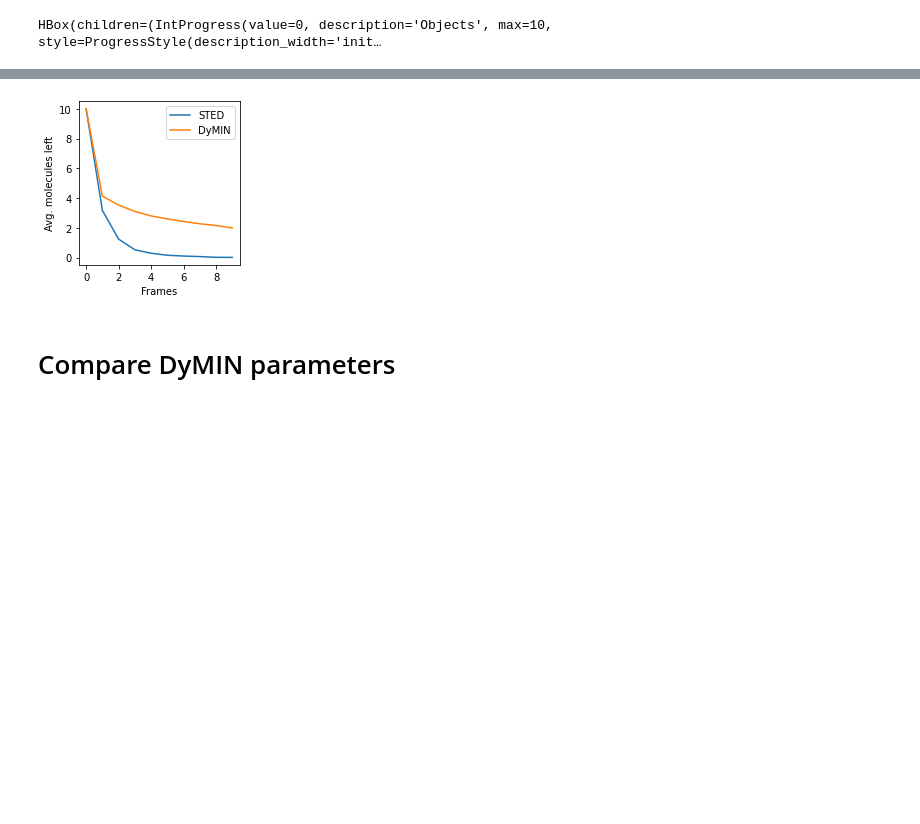
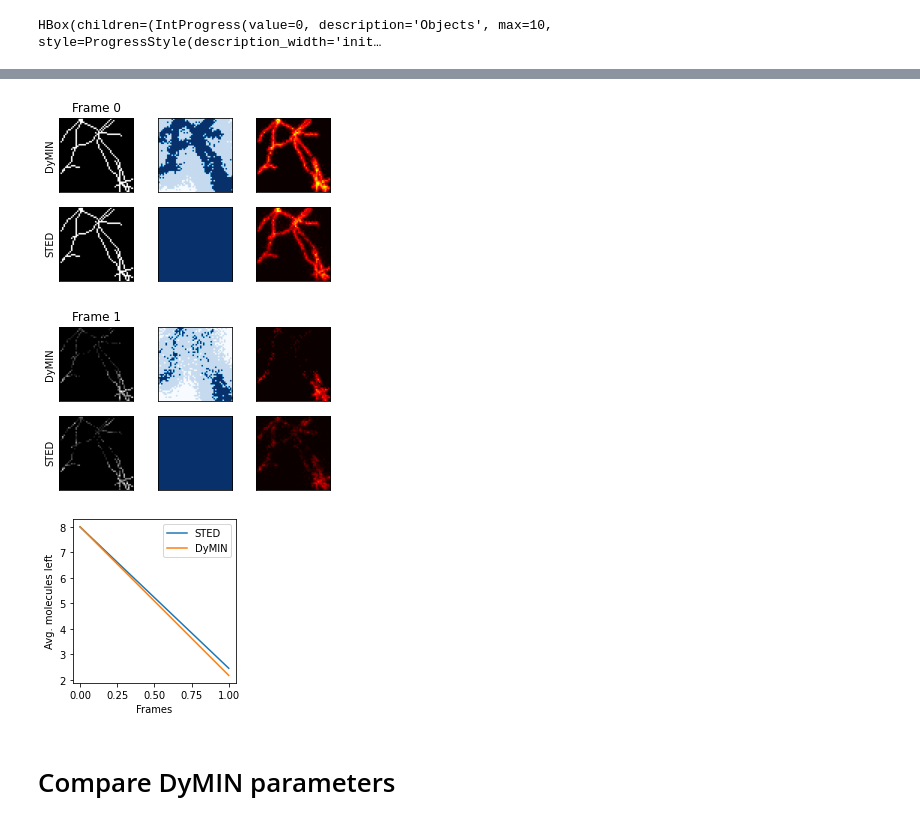
Before and after one commit to FLClab/pySTED, a Jupyter notebook: dymin.ipynb, the cells around one changed output, grey strips where cells are left out. Saved outputs shown, nothing was run; the diff lists cells and outputs as text; code cells hidden in the pictures; blank space fills up the shorter version.

Commit message:
dymin scan was not done on updated version of datamap

```diff
--- a/dymin.ipynb
+++ b/dymin.ipynb
@@ -242,0 +285,2 @@ def show(history):
+# %%
+histories = experiment.acquire_all(num_acquisition=2, processes=2, bleach=True)
@@ -242,0 +294,15 @@ def show(history):
+# %%
+%matplotlib inline
+# plot_and_gen_gif(histories, savename="./panels/compare_dymin-conventional_default-structure.gif")
+plot_and_gen_gif(histories)
+
+fig, ax = pyplot.subplots(figsize=(3, 3), tight_layout=True)
+for key in ["STED", "DyMIN"]:
+    molecules = histories[key]["datamap"][:, molecules_disposition != 0].mean(axis=-1)
+    ax.plot(molecules, label=key)
+ax.set(
+    ylabel="Avg. molecules left", xlabel="Frames"
+)
+ax.legend()
+# fig.savefig("./panels/molecules-structure_evolution.pdf", transparent=True, bbox_inches="tight")
+pyplot.show()
@@ -253,12 +326,18 @@ for _ in trange(10, desc="Objects", leave=False):
         "pos" : [(0, 0), image.shape]
     })
     ensemble.append(obj)
-molecules_disposition = ensemble.return_frame() * 2
+molecules_disposition = ensemble.return_frame()
+molecules_disposition[molecules_disposition != 0] = 8
 
 experiment = Experiment()
 
+opts = {
+    "scale_power" : [0., 0.25, 1.],
+    "decision_time" : [10e-6, 10e-6, None],
+    "threshold_count" : [4, 2, 0]
+}
 datamap = base.Datamap(molecules_disposition, pixelsize)
-microscope = dymin.DyMINMicroscope(laser_ex, laser_sted, detector, objective, fluo)
+microscope = dymin.DyMINMicroscope(laser_ex, laser_sted, detector, objective, fluo, opts=opts)
 i_ex, _, _ = microscope.cache(datamap.pixelsize, save_cache=True)
 datamap.set_roi(i_ex, roi)
 experiment.add("DyMIN", microscope, datamap)
@@ -271,4 +350,4 @@ experiment.add("STED", microscope, datamap)
 # %% [output]
 HBox(children=(IntProgress(value=0, description='Objects', max=10, style=ProgressStyle(description_width='init…
 # %%
-histories = experiment.acquire_all(num_acquisition=num_acquisition, processes=2)
+histories = experiment.acquire_all(num_acquisition=2, processes=2)
@@ -275,19 +361,22 @@ histories = experiment.acquire_all(num_acquisition=num_acquisition, processes=2)
 # %%
 %matplotlib inline
-plot_and_gen_gif(histories, savename="./panels/compare_dymin-conventional_default-structure.gif")
+# plot_and_gen_gif(histories, savename="./panels/compare_dymin-conventional_default-structure.gif")
+plot_and_gen_gif(histories)
 
 fig, ax = pyplot.subplots(figsize=(3, 3), tight_layout=True)
 for key in ["STED", "DyMIN"]:
     molecules = histories[key]["datamap"][:, molecules_disposition != 0].mean(axis=-1)
     ax.plot(molecules, label=key)
 ax.set(
     ylabel="Avg. molecules left", xlabel="Frames"
 )
 ax.legend()
-fig.savefig("./panels/molecules-structure_evolution.pdf", transparent=True, bbox_inches="tight")
+# fig.savefig("./panels/molecules-structure_evolution.pdf", transparent=True, bbox_inches="tight")
 pyplot.show()
 # %% [output]
-[figure, old version]
+[figure, new version]
+[figure, added]
+[figure, added]
 # %% [markdown]
 # Compare DyMIN parameters
 # %%
```
Also changed, not shown: parts of 20 cells of this notebook, 1 other file.
